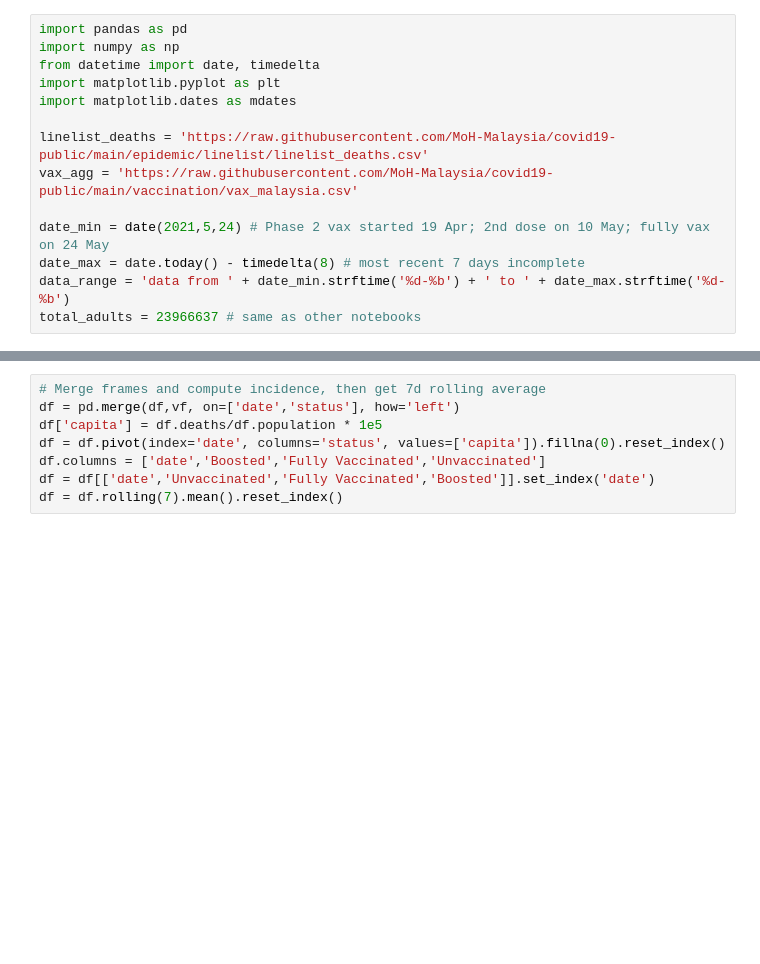
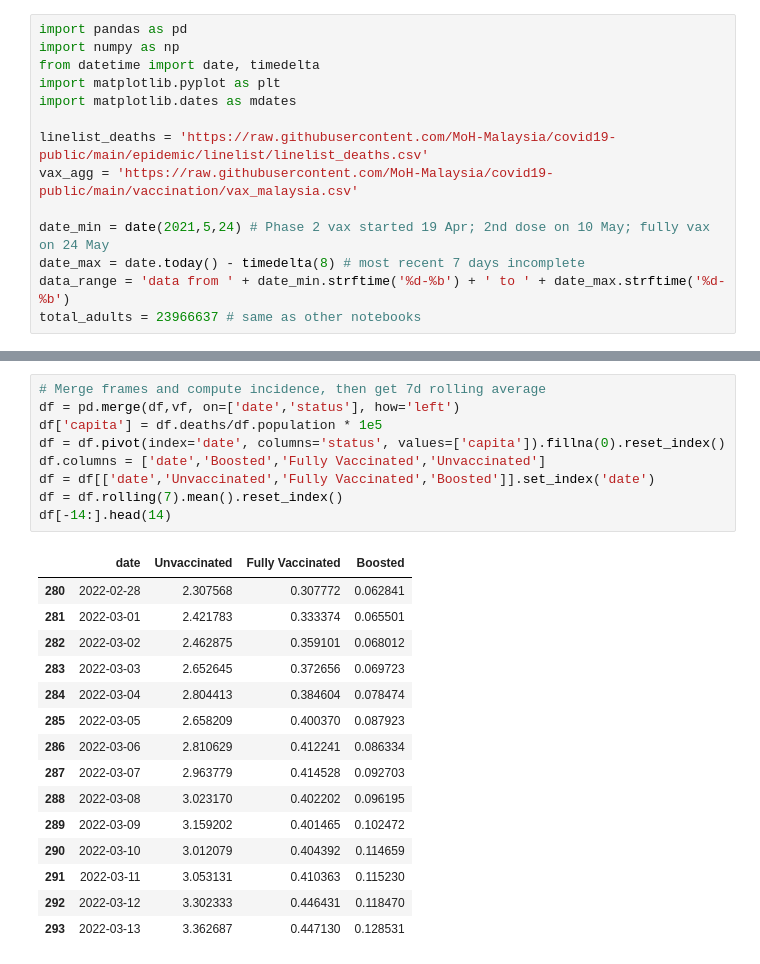
Before and after one commit to MoH-Malaysia/covid19-public, a Jupyter notebook: notebooks/deaths_capita_vaxstatus_ts.ipynb, the cells around one changed output, grey strips where cells are left out. Drawn from its saved outputs; the diff is of its cells as text; blank space fills up the shorter version.

```diff
--- a/notebooks/deaths_capita_vaxstatus_ts.ipynb
+++ b/notebooks/deaths_capita_vaxstatus_ts.ipynb
@@ -102,8 +103,25 @@ vf[-18:].head(18)
 # %%
 # Merge frames and compute incidence, then get 7d rolling average
 df = pd.merge(df,vf, on=['date','status'], how='left')
 df['capita'] = df.deaths/df.population * 1e5
 df = df.pivot(index='date', columns='status', values=['capita']).fillna(0).reset_index()
 df.columns = ['date','Boosted','Fully Vaccinated','Unvaccinated']
 df = df[['date','Unvaccinated','Fully Vaccinated','Boosted']].set_index('date')
 df = df.rolling(7).mean().reset_index()
+df[-14:].head(14)
+# %% [output]
+|  | date | Unvaccinated | Fully Vaccinated | Boosted |
+| 280 | 2022-02-28 | 2.307568 | 0.307772 | 0.062841 |
+| 281 | 2022-03-01 | 2.421783 | 0.333374 | 0.065501 |
+| 282 | 2022-03-02 | 2.462875 | 0.359101 | 0.068012 |
+| 283 | 2022-03-03 | 2.652645 | 0.372656 | 0.069723 |
+| 284 | 2022-03-04 | 2.804413 | 0.384604 | 0.078474 |
+| 285 | 2022-03-05 | 2.658209 | 0.400370 | 0.087923 |
+| 286 | 2022-03-06 | 2.810629 | 0.412241 | 0.086334 |
+| 287 | 2022-03-07 | 2.963779 | 0.414528 | 0.092703 |
+| 288 | 2022-03-08 | 3.023170 | 0.402202 | 0.096195 |
+| 289 | 2022-03-09 | 3.159202 | 0.401465 | 0.102472 |
+| 290 | 2022-03-10 | 3.012079 | 0.404392 | 0.114659 |
+| 291 | 2022-03-11 | 3.053131 | 0.410363 | 0.115230 |
+| 292 | 2022-03-12 | 3.302333 | 0.446431 | 0.118470 |
+| 293 | 2022-03-13 | 3.362687 | 0.447130 | 0.128531 |
```
Also changed, not shown: parts of 3 cells of this notebook.
